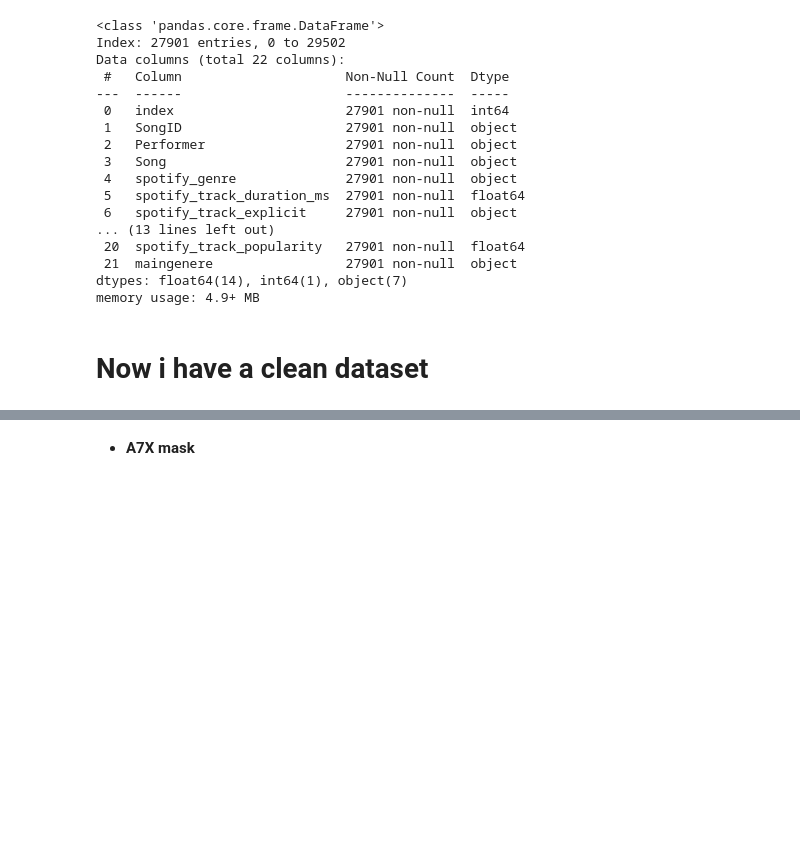
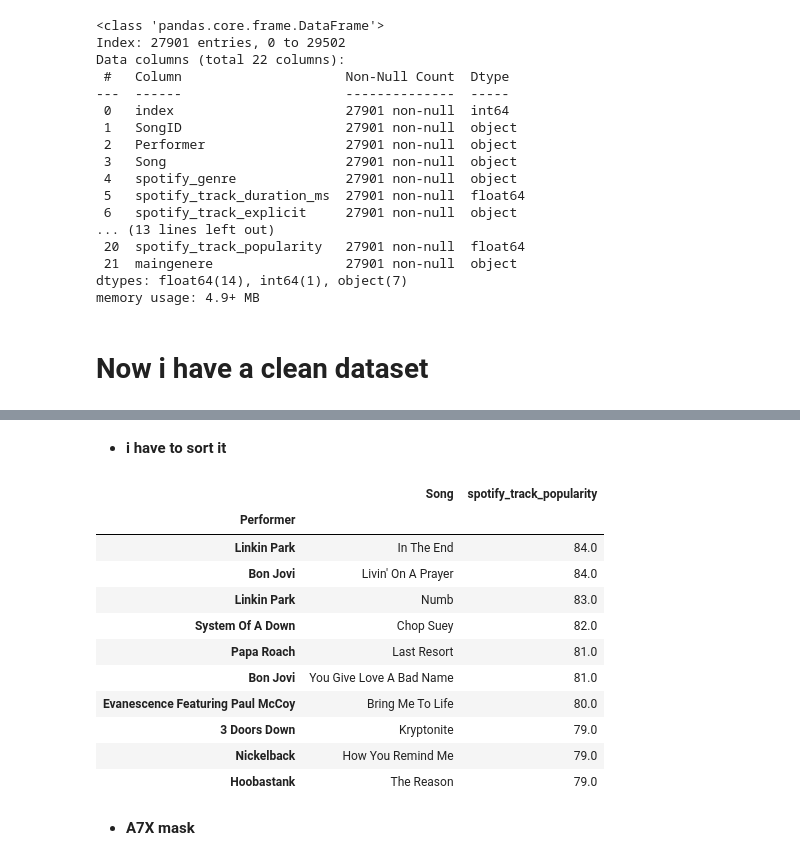
Before and after one commit to alelovo/Project_programming, a Jupyter notebook: project.ipynb, the cells around one changed output, grey strips where cells are left out. Cells and saved outputs as stored; diff of their text form; code cells hidden in the pictures; blank space fills up the shorter version.

```diff
--- a/project.ipynb
+++ b/project.ipynb
@@ -370,3 +450,21 @@ memory usage: 4.9+ MB
+# %% [markdown]
+* **i have to sort it**
+# %%
+sorted_most_popular_metal_df=most_popular_metalbend_df.sort_values(by='spotify_track_popularity',ascending=False)
+sorted_most_popular_metal_df.head(10)
+# %% [output]
+|  | Song | spotify_track_popularity |
+| Performer |  |  |
+| Linkin Park | In The End | 84.0 |
+| Bon Jovi | Livin' On A Prayer | 84.0 |
+| Linkin Park | Numb | 83.0 |
+| System Of A Down | Chop Suey | 82.0 |
+| Papa Roach | Last Resort | 81.0 |
+| Bon Jovi | You Give Love A Bad Name | 81.0 |
+| Evanescence Featuring Paul McCoy | Bring Me To Life | 80.0 |
+| 3 Doors Down | Kryptonite | 79.0 |
+| Nickelback | How You Remind Me | 79.0 |
+| Hoobastank | The Reason | 79.0 |
 # %% [markdown]
 * **A7X mask**
 # %%
```
Also changed, not shown: parts of 14 cells of this notebook.
